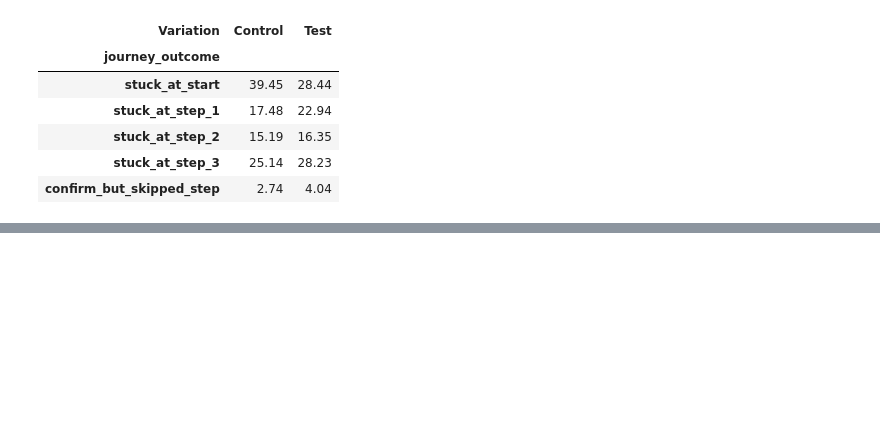
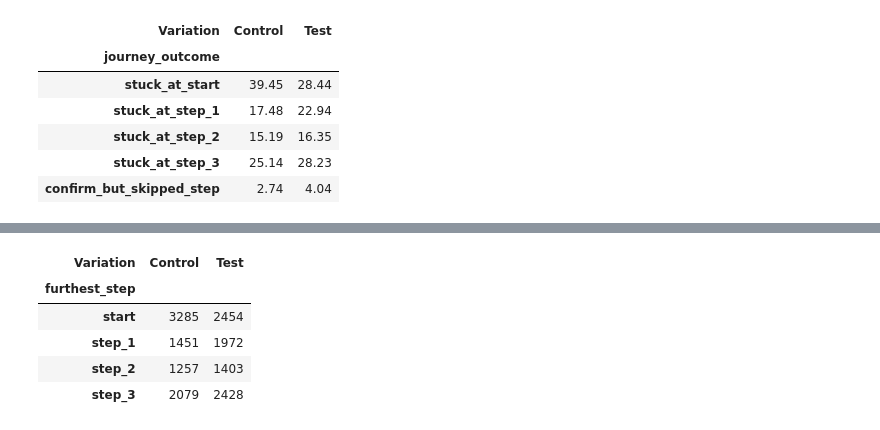
Before and after one commit to FranciscoDosReis/vanguard-FCCP-Solutions, a Jupyter notebook: notebooks/groups_completion_rate_catarina.ipynb, the cells around one changed output, grey strips where cells are left out. Drawn from its saved outputs; the diff is of its cells as text; code cells hidden in the pictures; blank space fills up the shorter version.

```diff
--- a/notebooks/groups_completion_rate_catarina.ipynb
+++ b/notebooks/groups_completion_rate_catarina.ipynb
@@ -343,0 +434,10 @@ Early vs late drop-off
+# %%
+abandoners = abandonment[abandonment["abandoned"]]
+pd.crosstab(abandoners["furthest_step"], abandoners["Variation"])
+# %% [output]
+| Variation | Control | Test |
+| furthest_step |  |  |
+| start | 3285 | 2454 |
+| step_1 | 1451 | 1972 |
+| step_2 | 1257 | 1403 |
+| step_3 | 2079 | 2428 |
```
Also changed, not shown: parts of 28 cells of this notebook.
